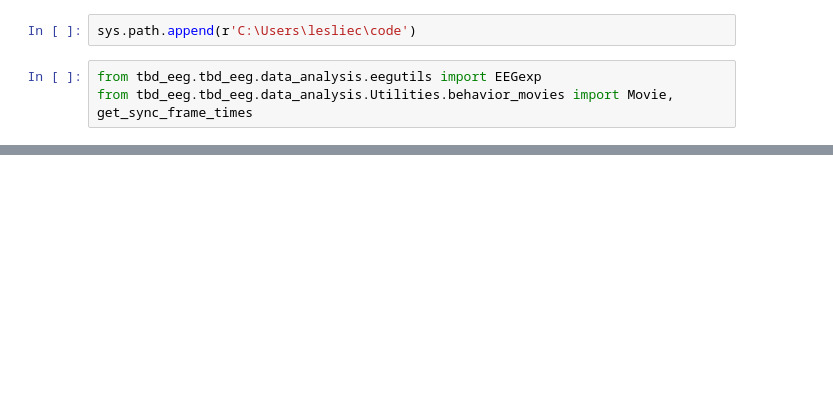
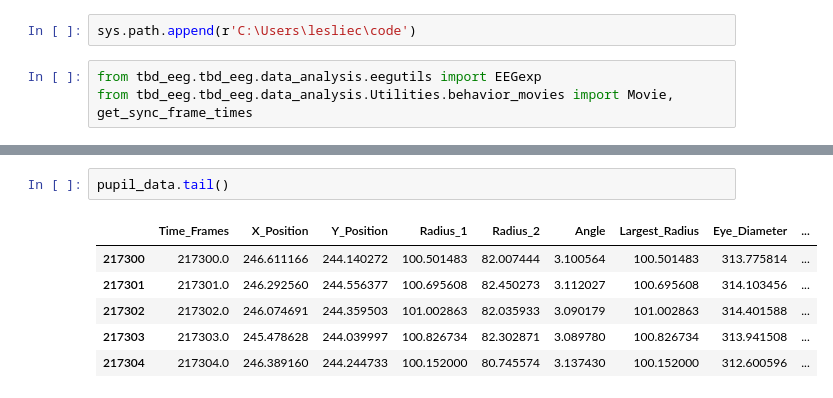
Before and after one commit to ldclaar/EEG_NPX_analysis, a Jupyter notebook: test_pupilvideo_synctimes.ipynb, the cells around one changed output, grey strips where cells are left out. Cells and saved outputs as stored; diff of their text form; blank space fills up the shorter version.

```diff
--- a/test_pupilvideo_synctimes.ipynb
+++ b/test_pupilvideo_synctimes.ipynb
@@ -240,0 +266,9 @@ len(video_ts)
+# %%
+pupil_data.tail()
+# %% [output]
+|  | Time_Frames | X_Position | Y_Position | Radius_1 | Radius_2 | Angle | Largest_Radius | Eye_Diameter | ... |
+| 217300 | 217300.0 | 246.611166 | 244.140272 | 100.501483 | 82.007444 | 3.100564 | 100.501483 | 313.775814 | ... |
+| 217301 | 217301.0 | 246.292560 | 244.556377 | 100.695608 | 82.450273 | 3.112027 | 100.695608 | 314.103456 | ... |
+| 217302 | 217302.0 | 246.074691 | 244.359503 | 101.002863 | 82.035933 | 3.090179 | 101.002863 | 314.401588 | ... |
+| 217303 | 217303.0 | 245.478628 | 244.039997 | 100.826734 | 82.302871 | 3.089780 | 100.826734 | 313.941508 | ... |
+| 217304 | 217304.0 | 246.389160 | 244.244733 | 100.152000 | 80.745574 | 3.137430 | 100.152000 | 312.600596 | ... |
```
Also changed, not shown: parts of 91 cells of this notebook, 30 other files.
